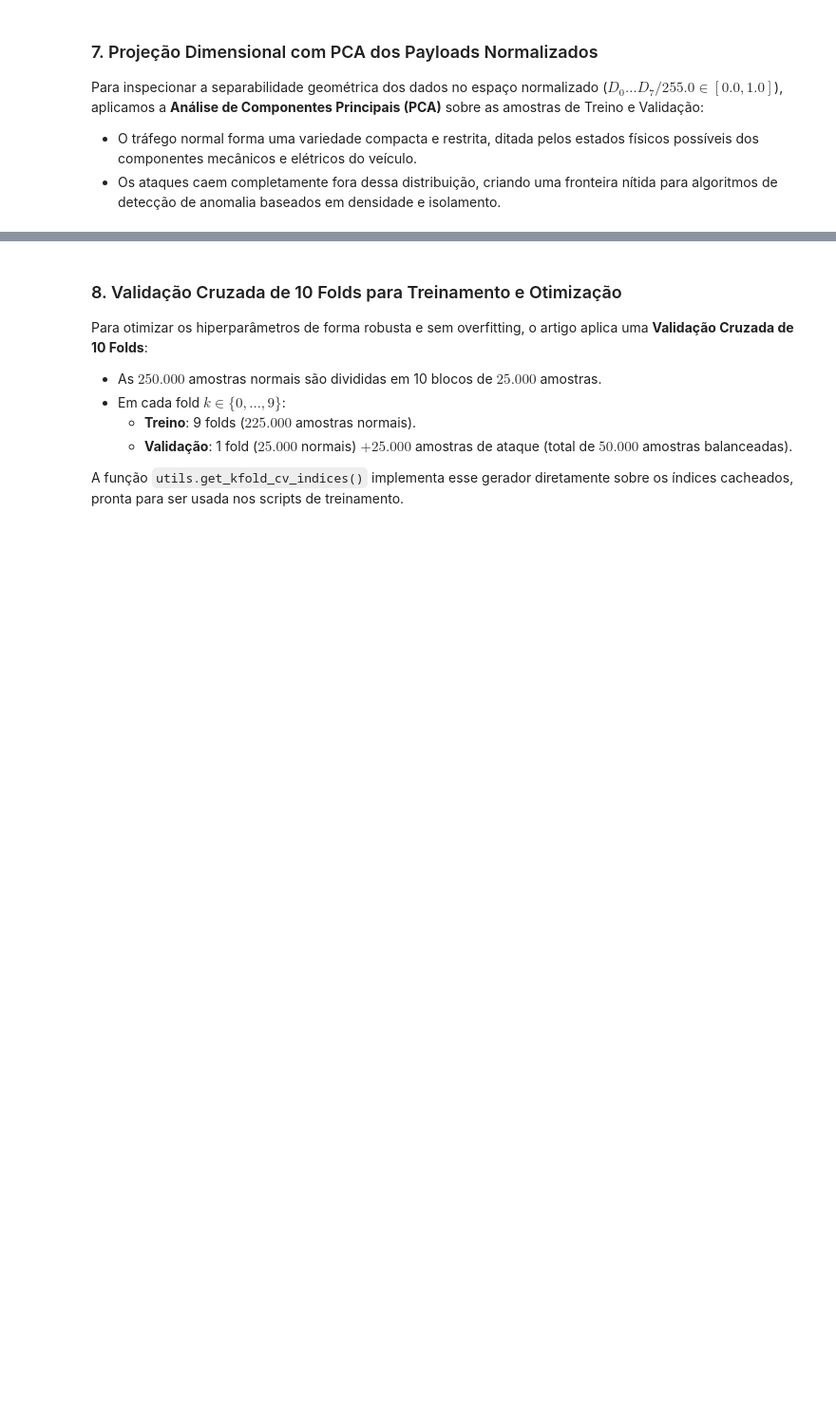
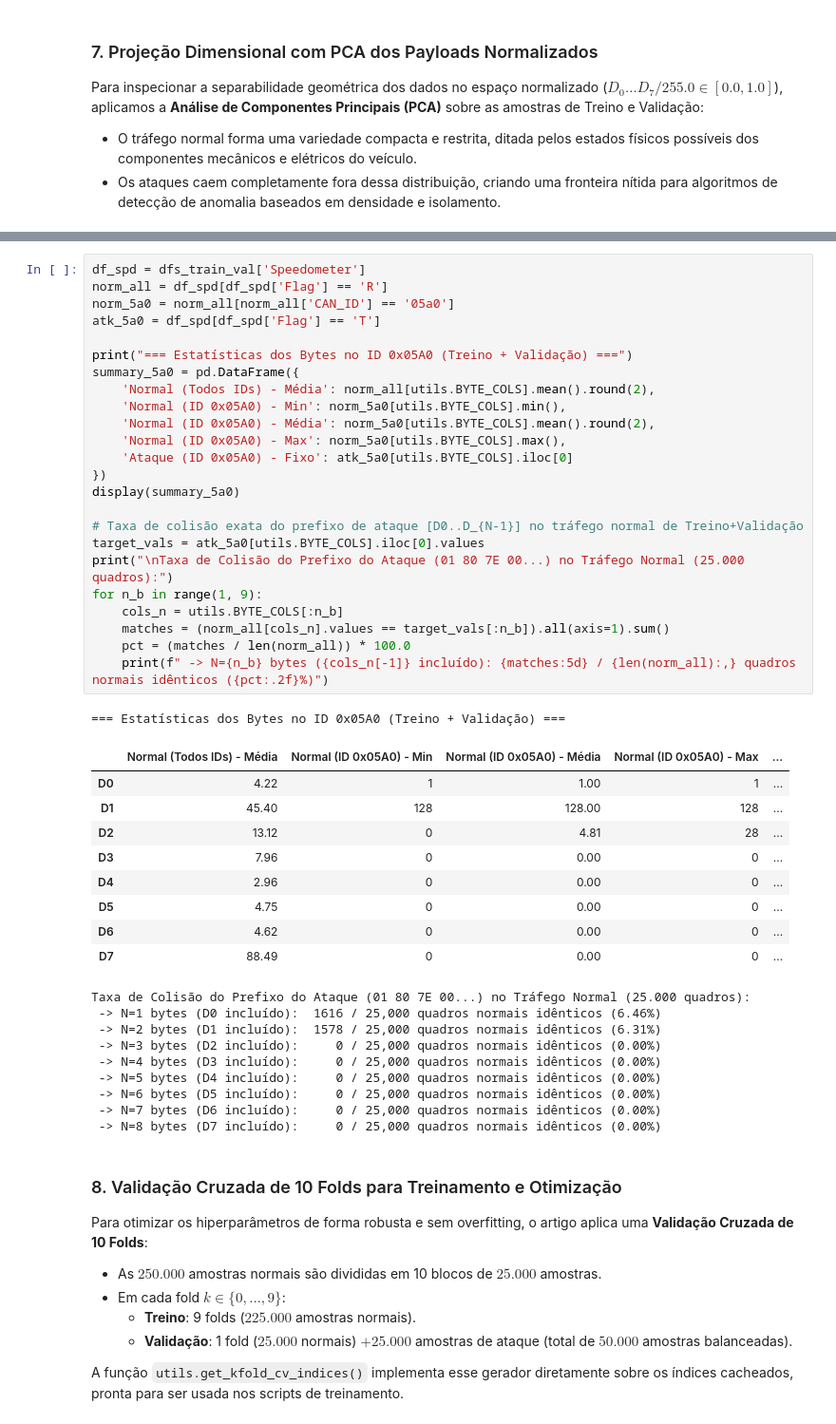
Before and after one commit to BrunoMog/can-intrusion-prevention-replication, a Jupyter notebook: EDA_CAN_Intrusion_Datasets.ipynb, the cells around one changed output, grey strips where cells are left out. Shown at 95% size. Drawn from its saved outputs; the diff is of its cells as text; blank space fills up the shorter version.

```diff
--- a/EDA_CAN_Intrusion_Datasets.ipynb
+++ b/EDA_CAN_Intrusion_Datasets.ipynb
@@ -387,3 +411,47 @@ plt.show()
+# %%
+df_spd = dfs_train_val['Speedometer']
+norm_all = df_spd[df_spd['Flag'] == 'R']
+norm_5a0 = norm_all[norm_all['CAN_ID'] == '05a0']
+atk_5a0 = df_spd[df_spd['Flag'] == 'T']
+
+print("=== Estatísticas dos Bytes no ID 0x05A0 (Treino + Validação) ===")
+summary_5a0 = pd.DataFrame({
+    'Normal (Todos IDs) - Média': norm_all[utils.BYTE_COLS].mean().round(2),
+    'Normal (ID 0x05A0) - Min': norm_5a0[utils.BYTE_COLS].min(),
+    'Normal (ID 0x05A0) - Média': norm_5a0[utils.BYTE_COLS].mean().round(2),
+    'Normal (ID 0x05A0) - Max': norm_5a0[utils.BYTE_COLS].max(),
+    'Ataque (ID 0x05A0) - Fixo': atk_5a0[utils.BYTE_COLS].iloc[0]
+})
+display(summary_5a0)
+
+# Taxa de colisão exata do prefixo de ataque [D0..D_{N-1}] no tráfego normal de Treino+Validação
+target_vals = atk_5a0[utils.BYTE_COLS].iloc[0].values
+print("\nTaxa de Colisão do Prefixo do Ataque (01 80 7E 00...) no Tráfego Normal (25.000 quadros):")
+for n_b in range(1, 9):
+    cols_n = utils.BYTE_COLS[:n_b]
+    matches = (norm_all[cols_n].values == target_vals[:n_b]).all(axis=1).sum()
+    pct = (matches / len(norm_all)) * 100.0
+    print(f" -> N={n_b} bytes ({cols_n[-1]} incluído): {matches:5d} / {len(norm_all):,} quadros normais idênticos ({pct:.2f}%)")
+# %% [output]
+=== Estatísticas dos Bytes no ID 0x05A0 (Treino + Validação) ===
+|  | Normal (Todos IDs) - Média | Normal (ID 0x05A0) - Min | Normal (ID 0x05A0) - Média | Normal (ID 0x05A0) - Max | ... |
+| D0 | 4.22 | 1 | 1.00 | 1 | ... |
+| D1 | 45.40 | 128 | 128.00 | 128 | ... |
+| D2 | 13.12 | 0 | 4.81 | 28 | ... |
+| D3 | 7.96 | 0 | 0.00 | 0 | ... |
+| D4 | 2.96 | 0 | 0.00 | 0 | ... |
+| D5 | 4.75 | 0 | 0.00 | 0 | ... |
+| D6 | 4.62 | 0 | 0.00 | 0 | ... |
+| D7 | 88.49 | 0 | 0.00 | 0 | ... |
+Taxa de Colisão do Prefixo do Ataque (01 80 7E 00...) no Tráfego Normal (25.000 quadros):
+ -> N=1 bytes (D0 incluído):  1616 / 25,000 quadros normais idênticos (6.46%)
+ -> N=2 bytes (D1 incluído):  1578 / 25,000 quadros normais idênticos (6.31%)
+ -> N=3 bytes (D2 incluído):     0 / 25,000 quadros normais idênticos (0.00%)
+ -> N=4 bytes (D3 incluído):     0 / 25,000 quadros normais idênticos (0.00%)
+ -> N=5 bytes (D4 incluído):     0 / 25,000 quadros normais idênticos (0.00%)
+ -> N=6 bytes (D5 incluído):     0 / 25,000 quadros normais idênticos (0.00%)
+ -> N=7 bytes (D6 incluído):     0 / 25,000 quadros normais idênticos (0.00%)
+ -> N=8 bytes (D7 incluído):     0 / 25,000 quadros normais idênticos (0.00%)
 # %% [markdown]
 ### 8. Validação Cruzada de 10 Folds para Treinamento e Otimização
 Para otimizar os hiperparâmetros de forma robusta e sem overfitting, o artigo aplica uma **Validação Cruzada de 10 Folds**:
```
Also changed, not shown: parts of 11 cells of this notebook, 5 other files.
